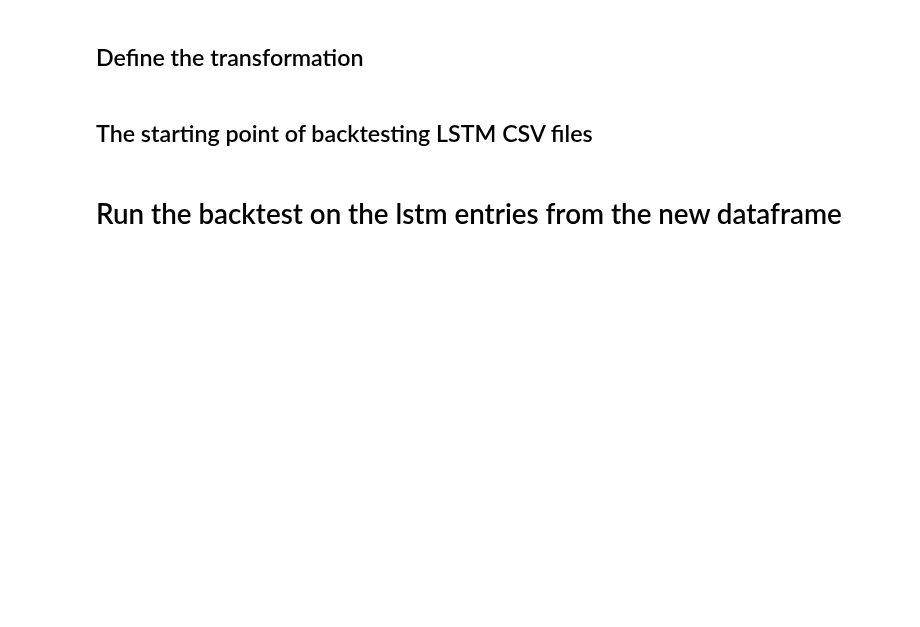
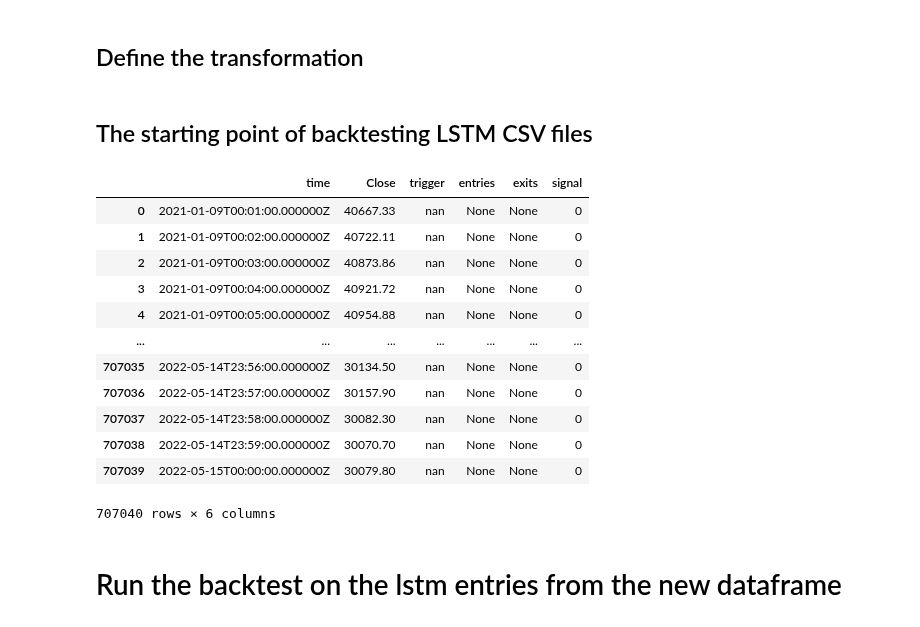
Before and after one commit to eervin123/position-management, a Jupyter notebook: bt_exit_strats_clean.ipynb, the cells around one changed output. Saved outputs shown, nothing was run; the diff lists cells and outputs as text; code cells hidden in the pictures; blank space fills up the shorter version.

```diff
--- a/bt_exit_strats_clean.ipynb
+++ b/bt_exit_strats_clean.ipynb
@@ -827,6 +885,22 @@ def _transform_lstm_dfs(lstm_dfs: List):
 # %%
 lstm_dfs = _read_lstm_files()
 _transform_lstm_dfs(lstm_dfs)
+test_df = lstm_dfs[0]
+test_df.index = pd.to_datetime(test_df['time'])
+# %% [output]
+|  | time | Close | trigger | entries | exits | signal |
+| 0 | 2021-01-09T00:01:00.000000Z | 40667.33 | nan | None | None | 0 |
+| 1 | 2021-01-09T00:02:00.000000Z | 40722.11 | nan | None | None | 0 |
+| 2 | 2021-01-09T00:03:00.000000Z | 40873.86 | nan | None | None | 0 |
+| 3 | 2021-01-09T00:04:00.000000Z | 40921.72 | nan | None | None | 0 |
+| 4 | 2021-01-09T00:05:00.000000Z | 40954.88 | nan | None | None | 0 |
+| ... | ... | ... | ... | ... | ... | ... |
+| 707035 | 2022-05-14T23:56:00.000000Z | 30134.50 | nan | None | None | 0 |
+| 707036 | 2022-05-14T23:57:00.000000Z | 30157.90 | nan | None | None | 0 |
+| 707037 | 2022-05-14T23:58:00.000000Z | 30082.30 | nan | None | None | 0 |
+| 707038 | 2022-05-14T23:59:00.000000Z | 30070.70 | nan | None | None | 0 |
+| 707039 | 2022-05-15T00:00:00.000000Z | 30079.80 | nan | None | None | 0 |
+707040 rows × 6 columns
 # %% [markdown]
 # Run the backtest on the lstm entries from the new dataframe
 # %% [markdown]
```
Also changed, not shown: parts of 5 cells of this notebook, 1 other file.
